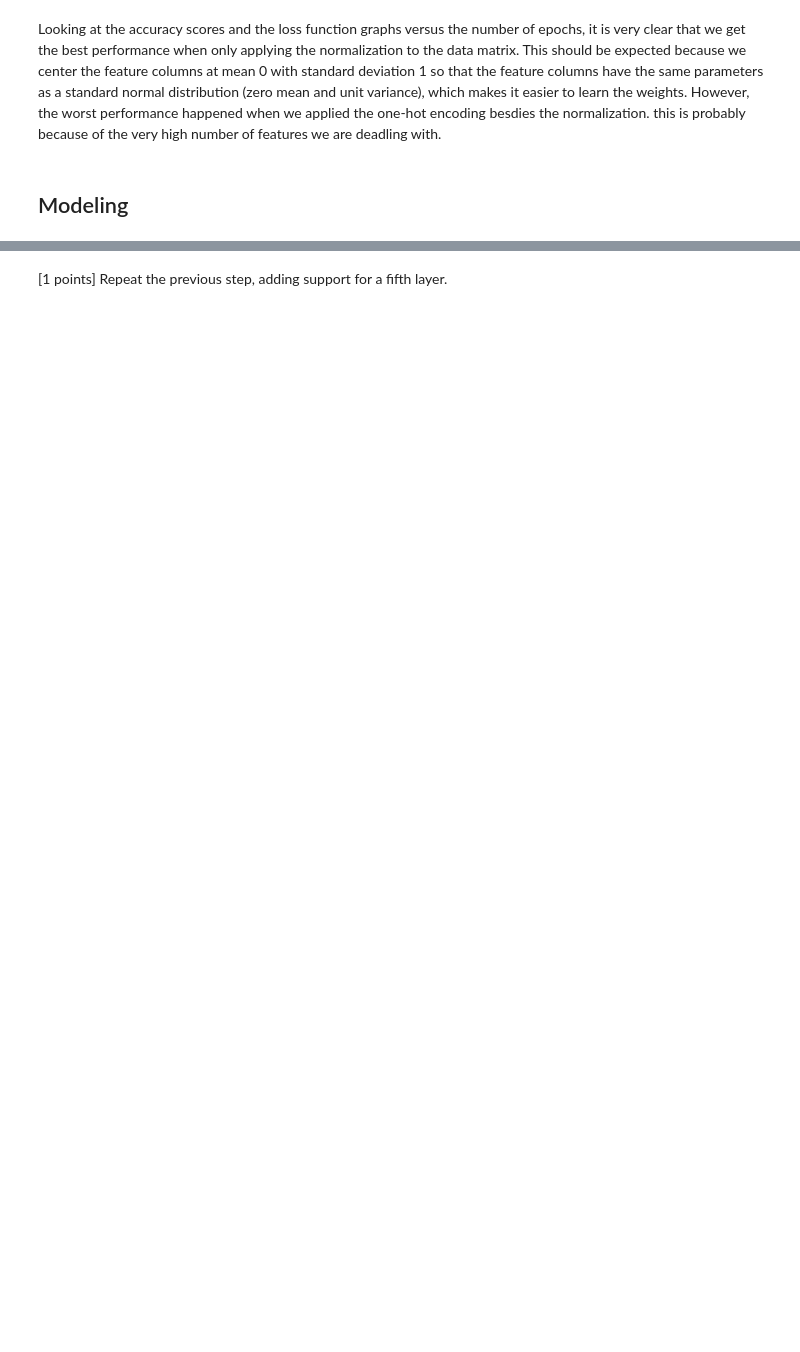
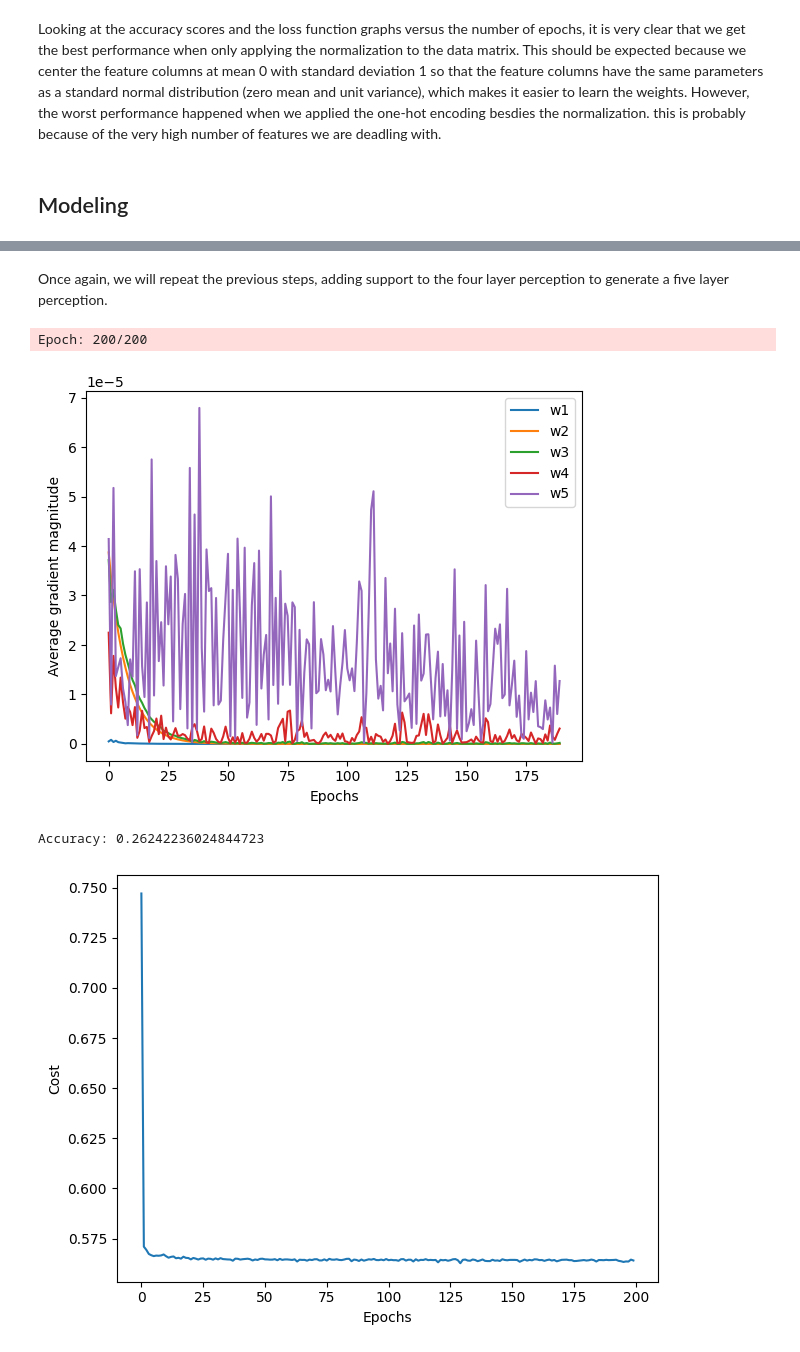
Before and after one commit to abdelllrazekkk/Lab-Four-Multi-Layer-Perceptron, a Jupyter notebook: Lab-Four-The Multi-Layer Perceptron.ipynb, the cells around one changed output, grey strips where cells are left out. Drawn from its saved outputs; the diff is of its cells as text; code cells hidden in the pictures; blank space fills up the shorter version.

```diff
--- a/Lab-Four-The Multi-Layer Perceptron.ipynb
+++ b/Lab-Four-The Multi-Layer Perceptron.ipynb
@@ -1355,4 +1335,4 @@ plt.show()
 # %% [markdown]
-[1 points] Repeat the previous step, adding support for a fifth layer.
+Once again, we will repeat the previous steps, adding support to the four layer perception to generate a five layer perception.
 # %%
 class FiveLayerPerceptronBase(object):
@@ -1624,37 +1636,50 @@ class FiveLPBetterInitial(FiveLPMiniBatchCrossEntropy):
         init_bound = 4*np.sqrt(6. / (self.n_hidden_1 + self.n_features_))
         W1 = np.random.uniform(-init_bound, init_bound,(self.n_hidden_1, self.n_features_))
 
-        # reduce the final layer magnitude in order to balance the size of the gradients
-        # between
         init_bound = 4*np.sqrt(6 / (self.n_hidden_2 + self.n_hidden_1))
         W2 = np.random.uniform(-init_bound, init_bound,(self.n_hidden_2, self.n_hidden_1))
 
-        init_bound = 4*np.sqrt(6 / (self.n_output_ + self.n_hidden_2))
-        W3 = np.random.uniform(-init_bound, init_bound,(self.n_output_, self.n_hidden_2))
+        init_bound = 4*np.sqrt(6 / (self.n_hidden_3 + self.n_hidden_2))
+        W3 = np.random.uniform(-init_bound, init_bound,(self.n_hidden_3, self.n_hidden_2))
+
+        init_bound = 4*np.sqrt(6 / (self.n_hidden_4 + self.n_hidden_3))
+        W4 = np.random.uniform(-init_bound, init_bound,(self.n_hidden_4, self.n_hidden_3))
+      # reduce the final layer magnitude in order to balance the size of the gradients
+      # between
+        init_bound = 4*np.sqrt(6 / (self.n_output_ + self.n_hidden_4))
+        W5 = np.random.uniform(-init_bound, init_bound,(self.n_output_, self.n_hidden_4))
 
         b1 = np.zeros((self.n_hidden_1, 1))
         b2 = np.zeros((self.n_hidden_2, 1))
-        b3 = np.zeros((self.n_output_, 1))
+        b3 = np.zeros((self.n_hidden_3, 1))
+        b4 = np.zeros((self.n_hidden_4, 1))
+        b5 = np.zeros((self.n_output_, 1))
 
-        return W1, W2, W3, b1, b2, b3
+        return W1, W2, W3, W4, W5, b1, b2, b3, b4, b5
 # %%
 """Training on our data"""
-vals = {'n_hidden':50,
+#notice the new "n_hidden_4" in the initialization to control the number of units in the hidden layer
+vals_new_3 = {'n_hidden_1':50, 'n_hidden_2':50, 'n_hidden_3':50, 'n_hidden_4':50,
          'C':1e-2, 'epochs':200, 'eta':0.01,
          'alpha':0.1, 'decrease_const':0.1,
          'decrease_iter':20,
-         'minibatches':len(X_train)/256,
+         'minibatches':int(len(X_train)/2),
          'shuffle':True,'random_state':1}
 
-nn = TLPBetterInitial(**vals)
+nn = FiveLPBetterInitial(**vals_new_3)
 
 nn.fit(X_train, y_train, print_progress=50)
 yhat = nn.predict(X_test)
 print('Accuracy:',accuracy_score(y_test,yhat))
 
 plt.plot(range(len(nn.cost_)), nn.cost_)
 plt.ylabel('Cost')
 plt.xlabel('Epochs')
 plt.tight_layout()
 plt.show()
+# %% [output]
+Epoch: 200/200
+[figure, added]
+Accuracy: 0.26242236024844723
+[figure, added]
 # %% [markdown]
```
Also changed, not shown: parts of 30 cells of this notebook.
